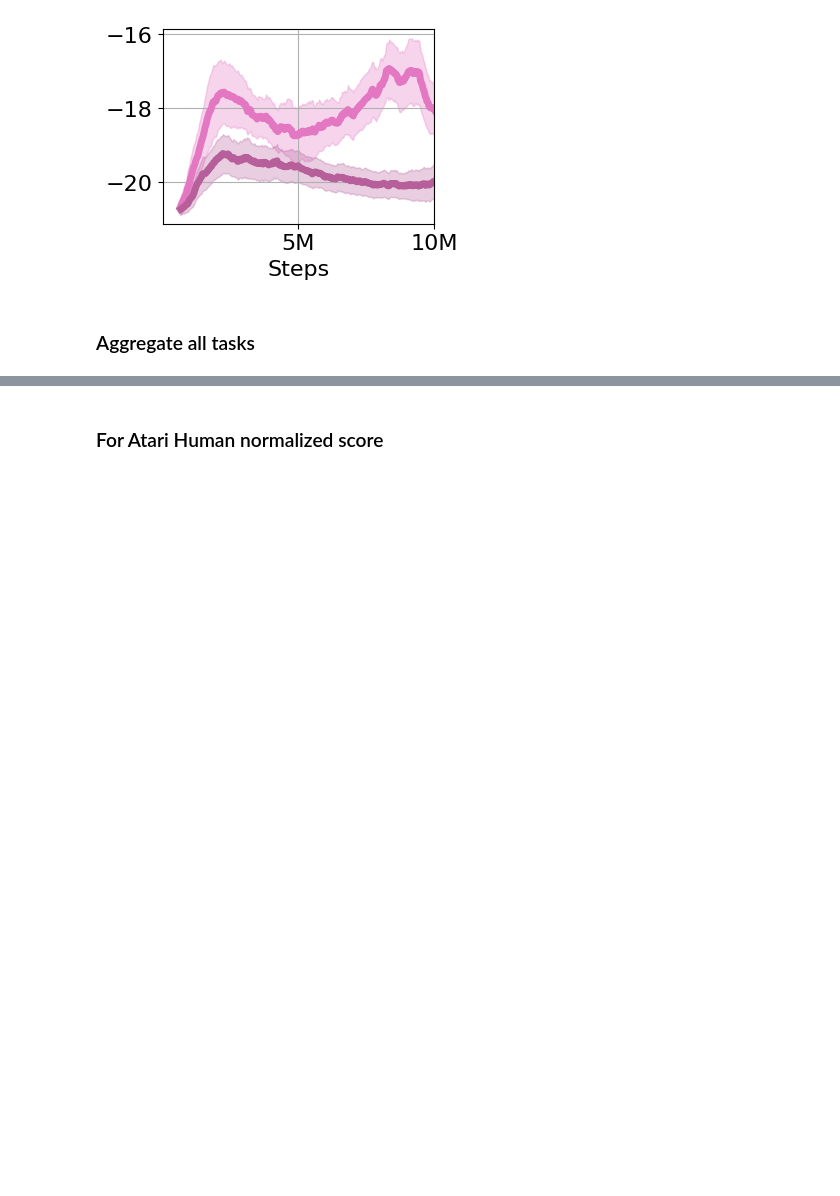
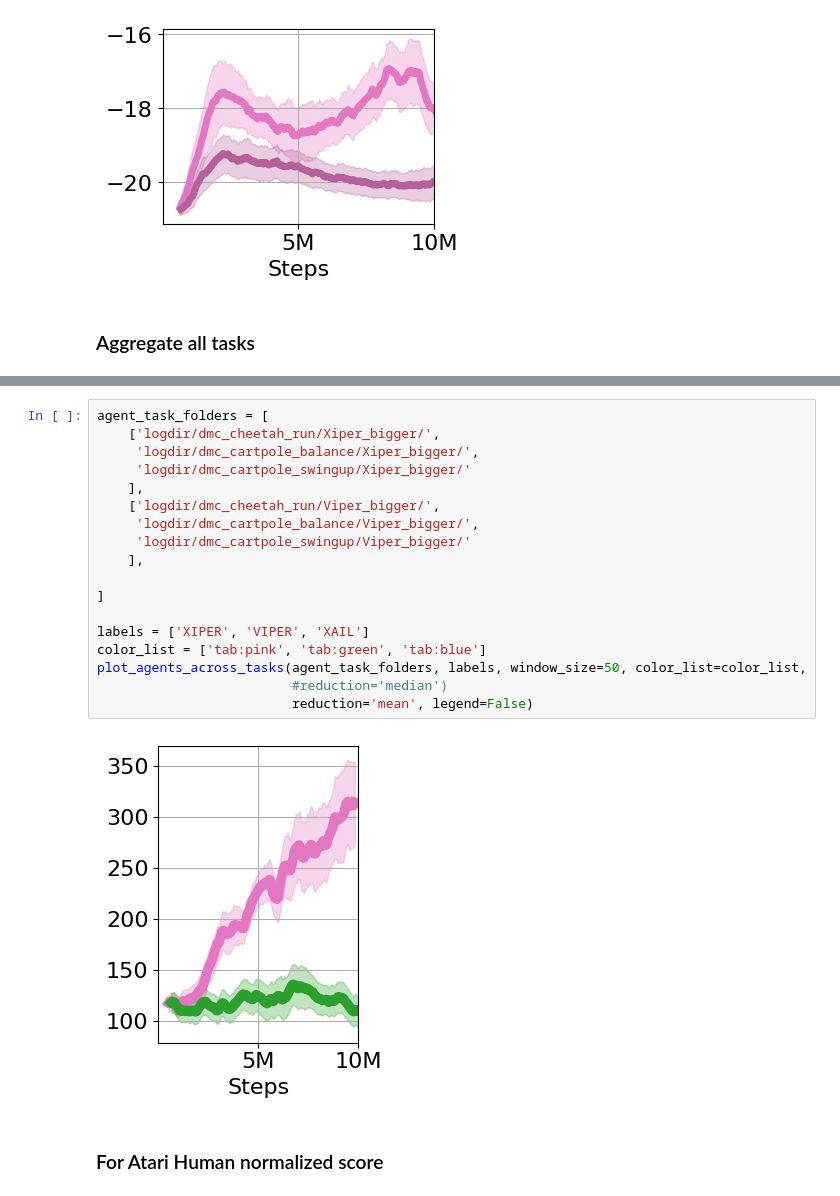
Before and after one commit to yangzhao-666/xiper, a Jupyter notebook: plot.ipynb, the cells around one changed output, grey strips where cells are left out. Drawn from its saved outputs; the diff is of its cells as text; blank space fills up the shorter version.

```diff
--- a/plot.ipynb
+++ b/plot.ipynb
@@ -780,3 +782,23 @@ plot_agents_across_tasks(agent_task_folders, labels, window_size=50, color_list=
+# %%
+agent_task_folders = [
+    ['logdir/dmc_cheetah_run/Xiper_bigger/',
+     'logdir/dmc_cartpole_balance/Xiper_bigger/',
+     'logdir/dmc_cartpole_swingup/Xiper_bigger/'
+    ],
+    ['logdir/dmc_cheetah_run/Viper_bigger/',
+     'logdir/dmc_cartpole_balance/Viper_bigger/',
+     'logdir/dmc_cartpole_swingup/Viper_bigger/'
+    ],
+
+]
+
+labels = ['XIPER', 'VIPER', 'XAIL']
+color_list = ['tab:pink', 'tab:green', 'tab:blue']
+plot_agents_across_tasks(agent_task_folders, labels, window_size=50, color_list=color_list,
+                         #reduction='median')
+                         reduction='mean', legend=False)
+# %% [output]
+[figure, added]
 # %% [markdown]
 ### For Atari Human normalized score
 # %%
```
Also changed, not shown: parts of 8 cells of this notebook, 6 other files.
